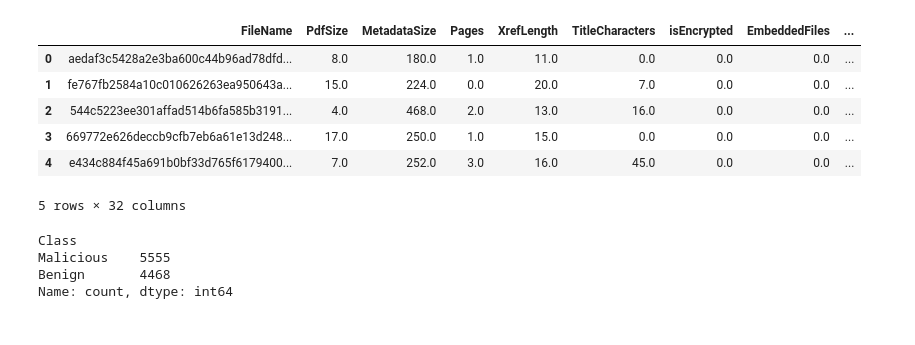
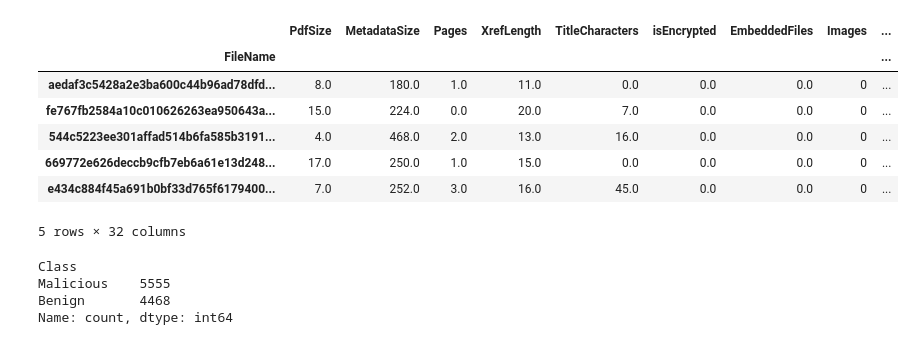
Before and after one commit to sibyl-dev/Explingo, a Jupyter notebook: malware-dataset/modeling.ipynb, the cells around one changed output. Drawn from its saved outputs; the diff is of its cells as text; code cells hidden in the pictures.

```diff
--- a/malware-dataset/modeling.ipynb
+++ b/malware-dataset/modeling.ipynb
@@ -8,14 +10,15 @@ from sklearn.model_selection import train_test_split
 # %%
-df = pq.read_table('PDFMalware2022.parquet').to_pandas()
-df = df.drop(columns="Header")
+df_orig = pq.read_table('PDFMalware2022.parquet').to_pandas()
+df_orig.set_index('FileName', inplace=True)
 # %%
-df.head()
+df_orig.head()
 # %% [output]
-|  | FileName | PdfSize | MetadataSize | Pages | XrefLength | TitleCharacters | isEncrypted | EmbeddedFiles | ... |
-| 0 | aedaf3c5428a2e3ba600c44b96ad78dfd... | 8.0 | 180.0 | 1.0 | 11.0 | 0.0 | 0.0 | 0.0 | ... |
-| 1 | fe767fb2584a10c010626263ea950643a... | 15.0 | 224.0 | 0.0 | 20.0 | 7.0 | 0.0 | 0.0 | ... |
-| 2 | 544c5223ee301affad514b6fa585b3191... | 4.0 | 468.0 | 2.0 | 13.0 | 16.0 | 0.0 | 0.0 | ... |
-| 3 | 669772e626deccb9cfb7eb6a61e13d248... | 17.0 | 250.0 | 1.0 | 15.0 | 0.0 | 0.0 | 0.0 | ... |
-| 4 | e434c884f45a691b0bf33d765f6179400... | 7.0 | 252.0 | 3.0 | 16.0 | 45.0 | 0.0 | 0.0 | ... |
+|  | PdfSize | MetadataSize | Pages | XrefLength | TitleCharacters | isEncrypted | EmbeddedFiles | Images | ... |
+| FileName |  |  |  |  |  |  |  |  | ... |
+| aedaf3c5428a2e3ba600c44b96ad78dfd... | 8.0 | 180.0 | 1.0 | 11.0 | 0.0 | 0.0 | 0.0 | 0 | ... |
+| fe767fb2584a10c010626263ea950643a... | 15.0 | 224.0 | 0.0 | 20.0 | 7.0 | 0.0 | 0.0 | 0 | ... |
+| 544c5223ee301affad514b6fa585b3191... | 4.0 | 468.0 | 2.0 | 13.0 | 16.0 | 0.0 | 0.0 | 0 | ... |
+| 669772e626deccb9cfb7eb6a61e13d248... | 17.0 | 250.0 | 1.0 | 15.0 | 0.0 | 0.0 | 0.0 | 0 | ... |
+| e434c884f45a691b0bf33d765f6179400... | 7.0 | 252.0 | 3.0 | 16.0 | 45.0 | 0.0 | 0.0 | 0 | ... |
 5 rows × 32 columns
 # %%
```
Also changed, not shown: parts of 14 cells of this notebook.
